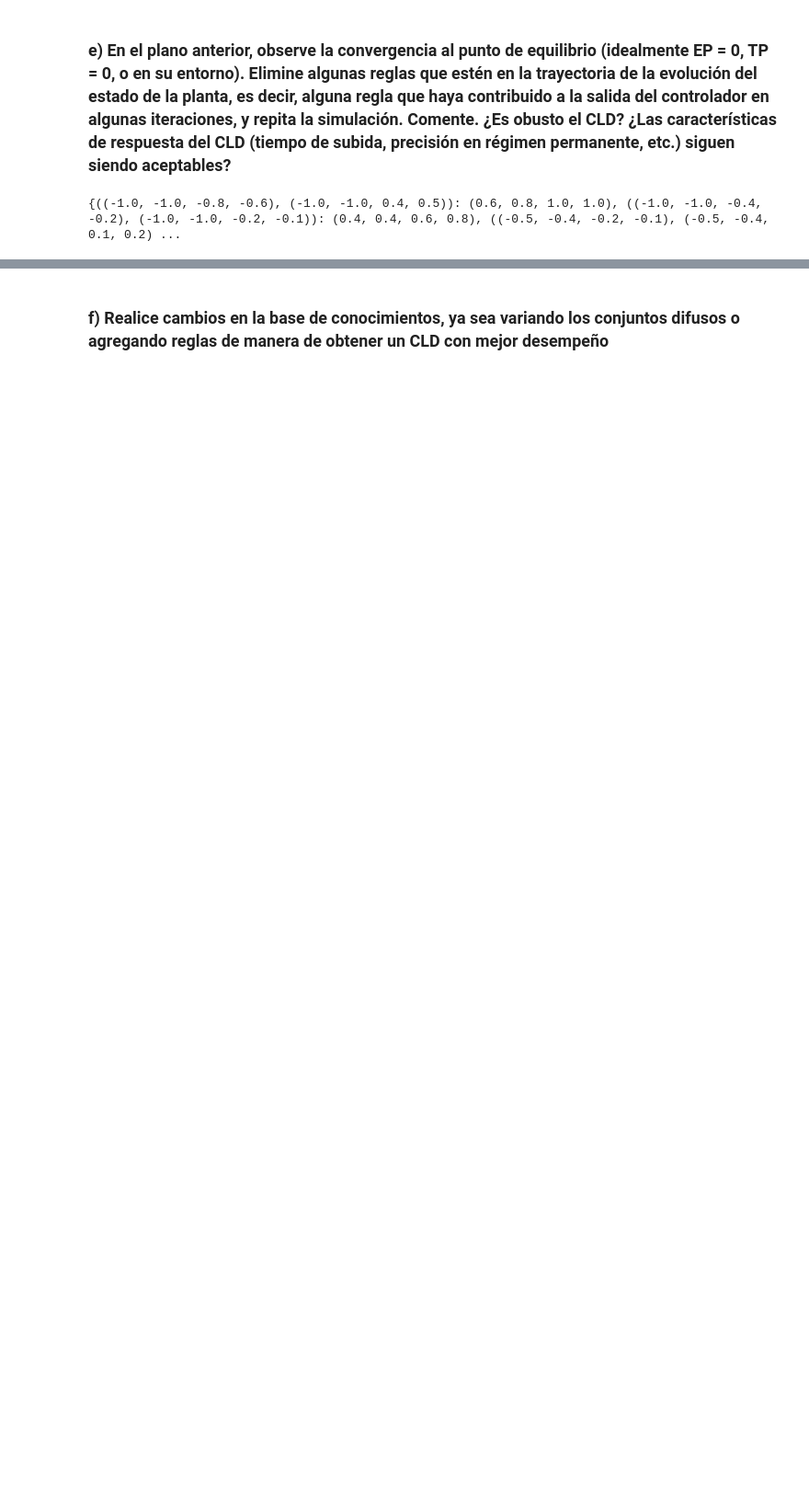
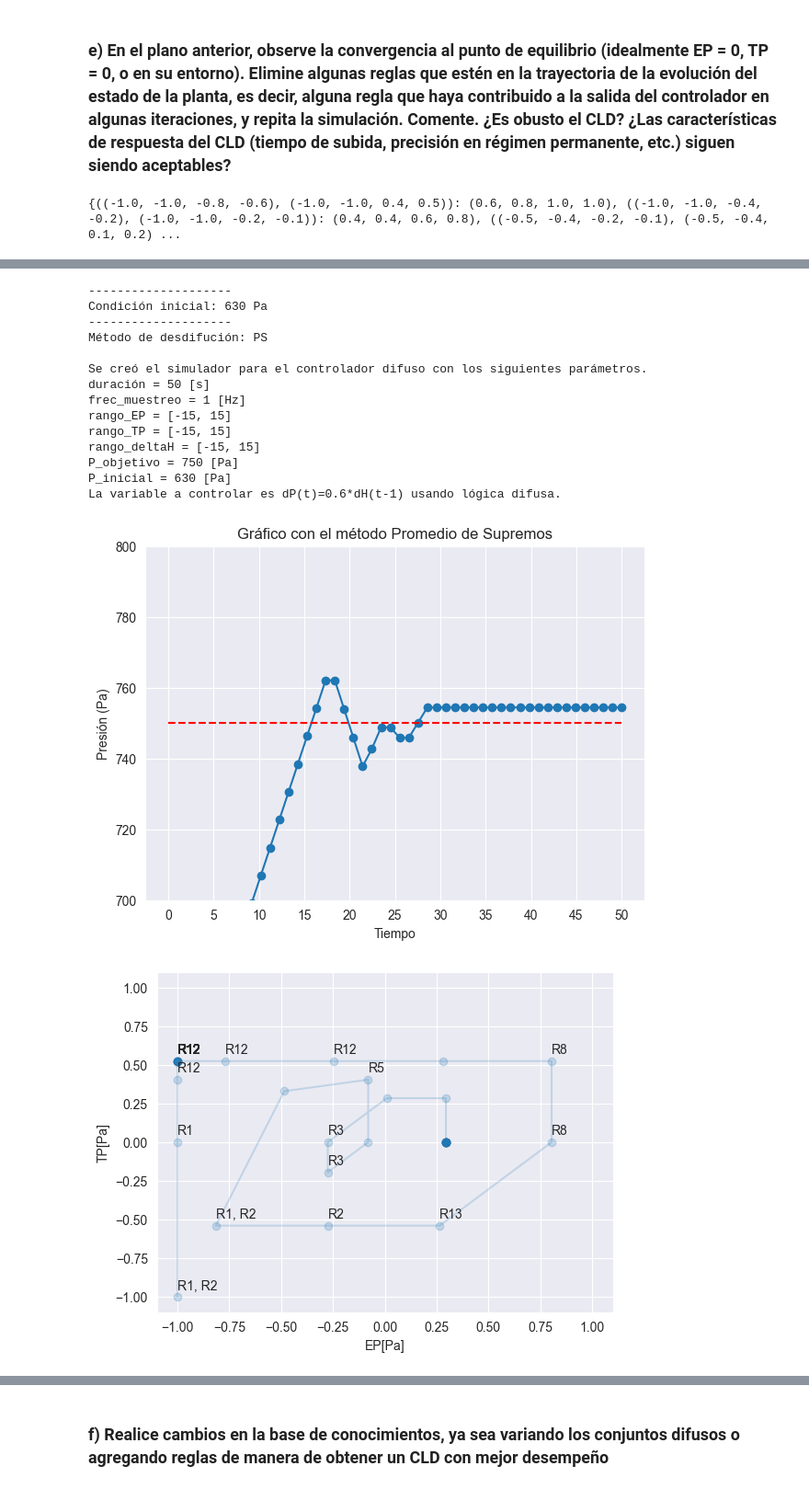
Before and after one commit to NicolasIsla/fuzzy-chainsaw, a Jupyter notebook: proyecto1.ipynb, the cells around one changed output, grey strips where cells are left out. Shown at 92% size. Drawn from its saved outputs; the diff is of its cells as text; code cells hidden in the pictures; blank space fills up the shorter version.

```diff
--- a/proyecto1.ipynb
+++ b/proyecto1.ipynb
@@ -678 +614,22 @@ La variable a controlar es dP(t)=0.6*dH(t-1) usando lógica difusa.
 ... (15 outputs left out)
+# %%
+claves = list(mapa_reglas_copy.keys())
+del mapa_reglas_copy[claves[11]]
+simulaciones(mapa_reglas=mapa_reglas_copy, plots = [True, False, True])
+# %% [output]
+--------------------
+Condición inicial: 630 Pa
+--------------------
+Método de desdifución: PS
+
+Se creó el simulador para el controlador difuso con los siguientes parámetros.
+duración = 50 [s]
+frec_muestreo = 1 [Hz]
+rango_EP = [-15, 15]
+rango_TP = [-15, 15]
+rango_deltaH = [-15, 15]
+P_objetivo = 750 [Pa]
+P_inicial = 630 [Pa]
+La variable a controlar es dP(t)=0.6*dH(t-1) usando lógica difusa.
+[figure, added]
+[figure, added]
```
Also changed, not shown: parts of 10 cells of this notebook.
